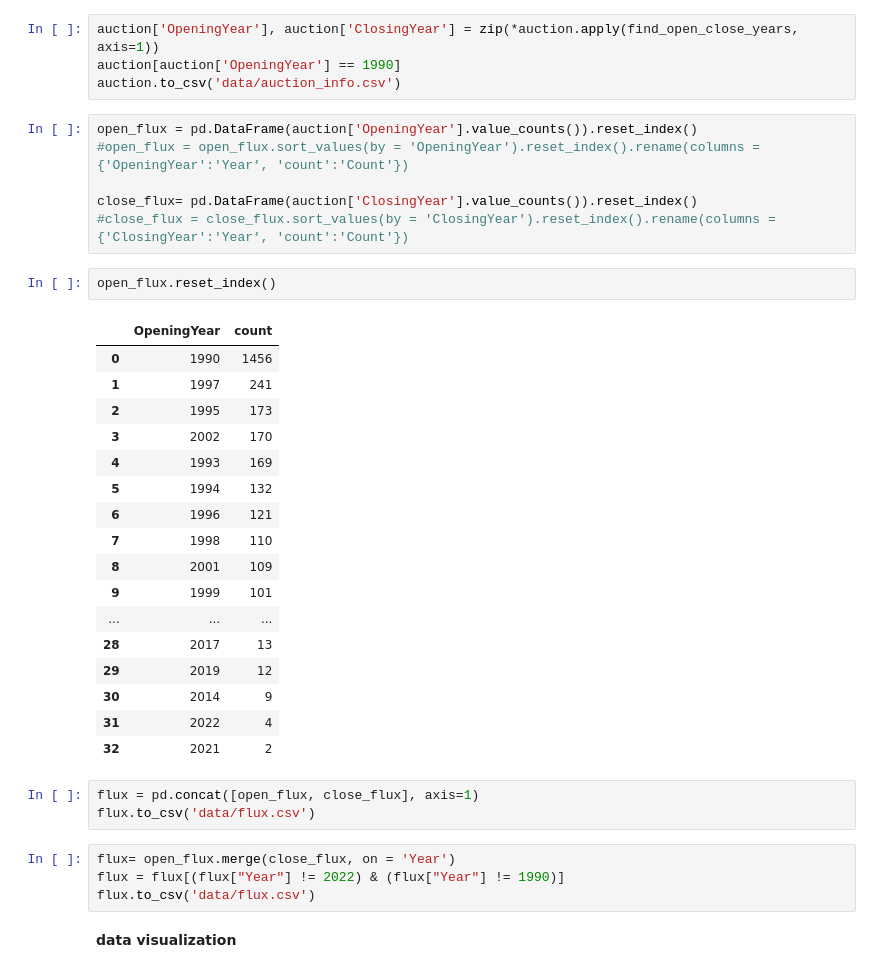
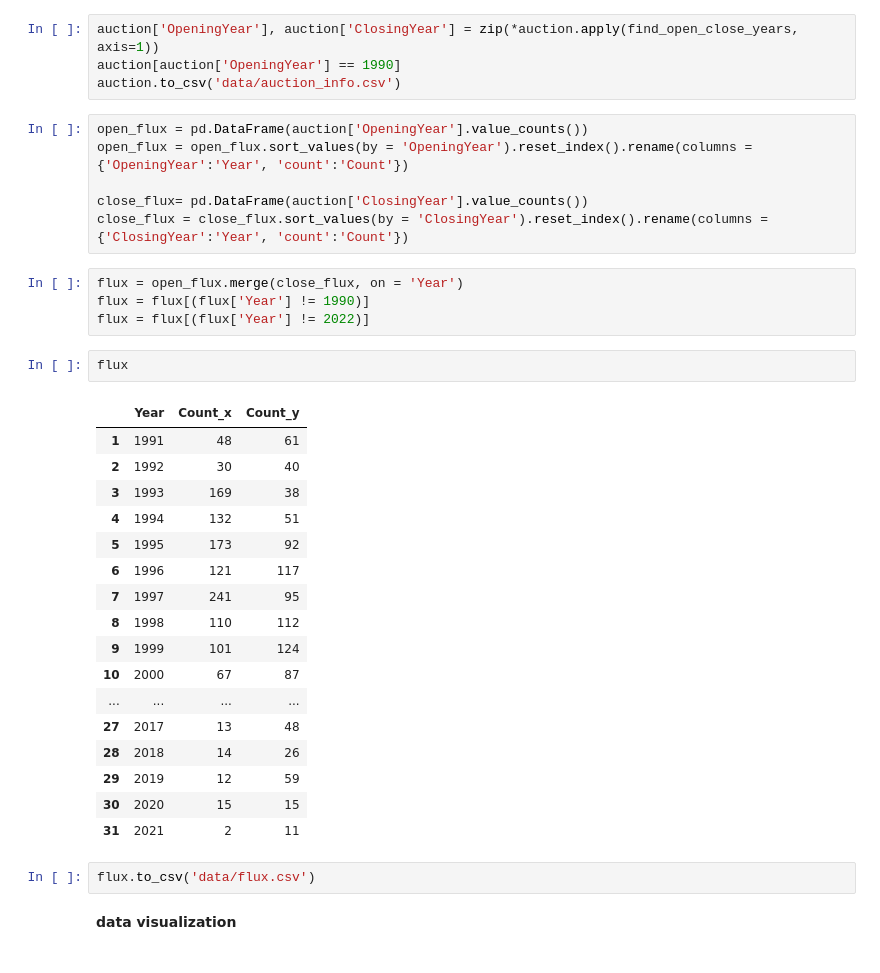
Before and after one commit to dsi-clinic/2024-winter-rafi-poultry, a Jupyter notebook: auction-analysis/EDA_pipeline.ipynb, the cells around one changed output. Drawn from its saved outputs; the diff is of its cells as text.

Commit message:
index errors

```diff
--- a/auction-analysis/EDA_pipeline.ipynb
+++ b/auction-analysis/EDA_pipeline.ipynb
@@ -78,37 +80,36 @@ auction['OpeningYear'], auction['ClosingYear'] = zip(*auction.apply(find_open_cl
 auction[auction['OpeningYear'] == 1990]
 auction.to_csv('data/auction_info.csv')
 # %%
-open_flux = pd.DataFrame(auction['OpeningYear'].value_counts()).reset_index()
-#open_flux = open_flux.sort_values(by = 'OpeningYear').reset_index().rename(columns = {'OpeningYear':'Year', 'count':'Count'})
+open_flux = pd.DataFrame(auction['OpeningYear'].value_counts())
+open_flux = open_flux.sort_values(by = 'OpeningYear').reset_index().rename(columns = {'OpeningYear':'Year', 'count':'Count'})
 
-close_flux= pd.DataFrame(auction['ClosingYear'].value_counts()).reset_index()
-#close_flux = close_flux.sort_values(by = 'ClosingYear').reset_index().rename(columns = {'ClosingYear':'Year', 'count':'Count'})
+close_flux= pd.DataFrame(auction['ClosingYear'].value_counts())
+close_flux = close_flux.sort_values(by = 'ClosingYear').reset_index().rename(columns = {'ClosingYear':'Year', 'count':'Count'})
-# %%
-open_flux.reset_index()
-# %% [output]
-|  | OpeningYear | count |
-| 0 | 1990 | 1456 |
-| 1 | 1997 | 241 |
-| 2 | 1995 | 173 |
-| 3 | 2002 | 170 |
-| 4 | 1993 | 169 |
-| 5 | 1994 | 132 |
-| 6 | 1996 | 121 |
-| 7 | 1998 | 110 |
-| 8 | 2001 | 109 |
-| 9 | 1999 | 101 |
-| ... | ... | ... |
-| 28 | 2017 | 13 |
-| 29 | 2019 | 12 |
-| 30 | 2014 | 9 |
-| 31 | 2022 | 4 |
-| 32 | 2021 | 2 |
 # %%
-flux = pd.concat([open_flux, close_flux], axis=1)
-flux.to_csv('data/flux.csv')
+flux = open_flux.merge(close_flux, on = 'Year')
+flux = flux[(flux['Year'] != 1990)]
+flux = flux[(flux['Year'] != 2022)]
-# %%
-flux= open_flux.merge(close_flux, on = 'Year')
-flux = flux[(flux["Year"] != 2022) & (flux["Year"] != 1990)]
-flux.to_csv('data/flux.csv')
+# %%
+flux
+# %% [output]
+|  | Year | Count_x | Count_y |
+| 1 | 1991 | 48 | 61 |
+| 2 | 1992 | 30 | 40 |
+| 3 | 1993 | 169 | 38 |
+| 4 | 1994 | 132 | 51 |
+| 5 | 1995 | 173 | 92 |
+| 6 | 1996 | 121 | 117 |
+| 7 | 1997 | 241 | 95 |
+| 8 | 1998 | 110 | 112 |
+| 9 | 1999 | 101 | 124 |
+| 10 | 2000 | 67 | 87 |
+| ... | ... | ... | ... |
+| 27 | 2017 | 13 | 48 |
+| 28 | 2018 | 14 | 26 |
+| 29 | 2019 | 12 | 59 |
+| 30 | 2020 | 15 | 15 |
+| 31 | 2021 | 2 | 11 |
+# %%
+flux.to_csv('data/flux.csv')
 # %% [markdown]
 **data visualization**
```
Also changed, not shown: parts of 2 cells of this notebook, 1 other file.
